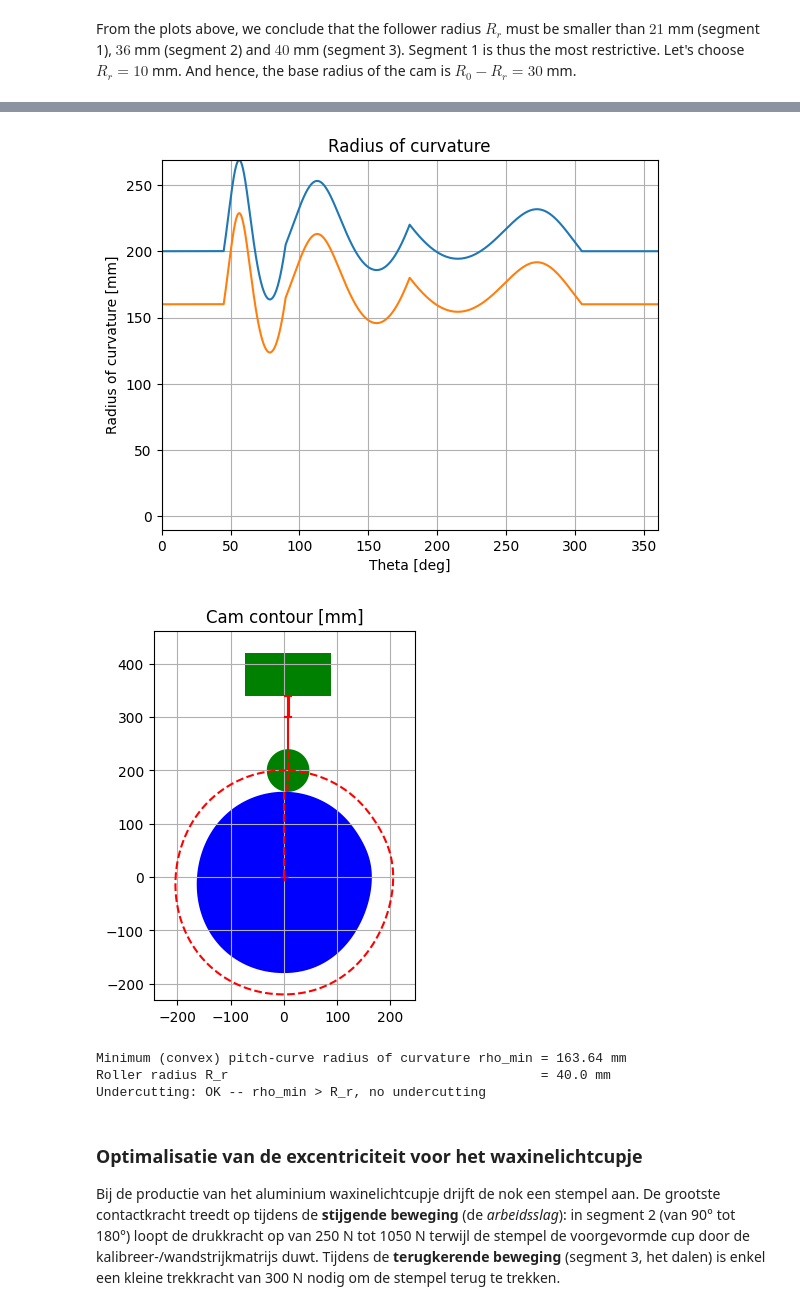
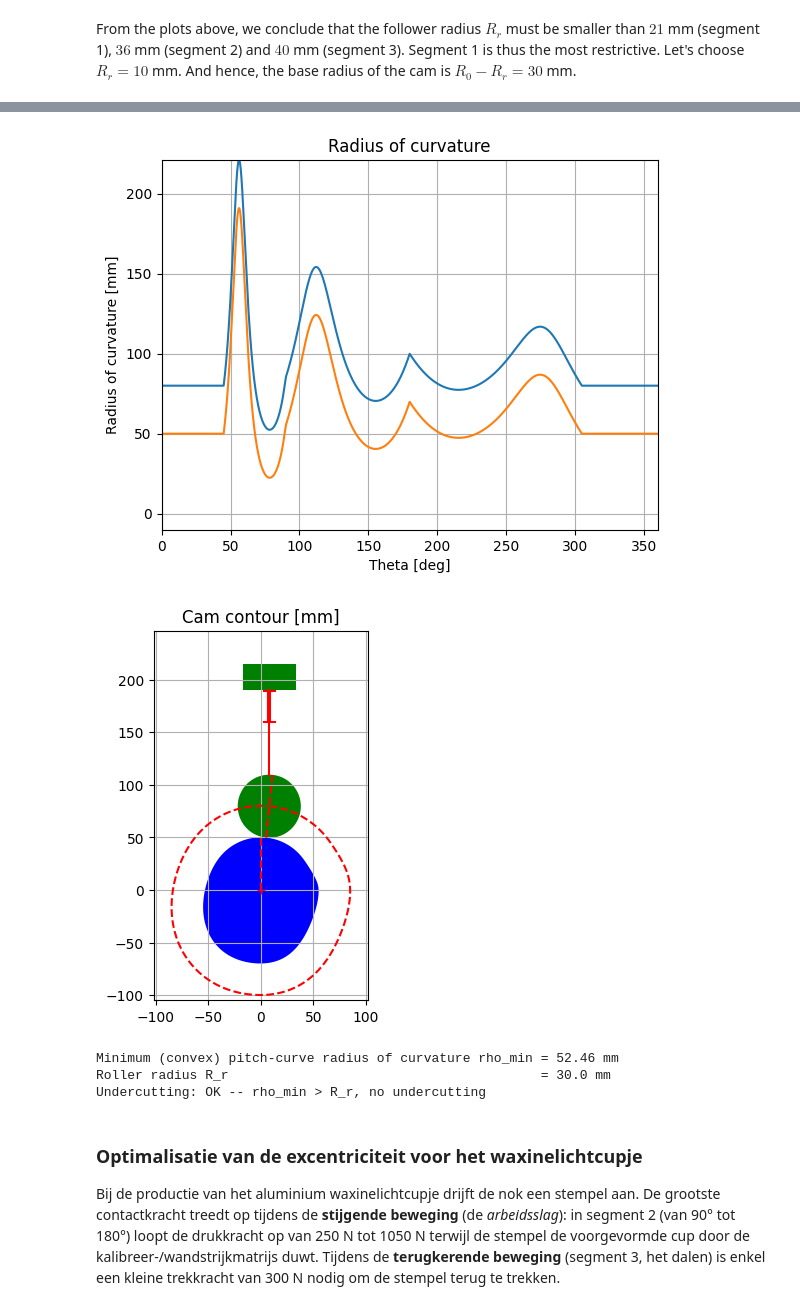
Before and after one commit to colincools/beweging, a Jupyter notebook: Nok/Algoritme-nok-ontwerp-2.ipynb, the cells around one changed output, grey strips where cells are left out. Cells and saved outputs as stored; diff of their text form; code cells hidden in the pictures.

```diff
--- a/Nok/Algoritme-nok-ontwerp-2.ipynb
+++ b/Nok/Algoritme-nok-ontwerp-2.ipynb
@@ -723,8 +723,8 @@ Kloomok_Muffley_follower_radius(R0,theta_seg3,startlift3,endlift3,motionlaw3)
 From the plots above, we conclude that the follower radius $R_r$ must be smaller than $21$ mm (segment 1), $36$ mm (segment 2) and $40$ mm (segment 3). Segment 1 is thus the most restrictive. Let's choose $R_r = 10$ mm. And hence, the base radius of the cam is $R_0 - R_r = 30$ mm.
 # %%
 # Kinematics inputs
-base_radius     = 160
-follower_radius = 40
+base_radius     = 50
+follower_radius = 30
 exc = 8  # definitieve keuze; zie 'Keuze van de excentriciteit' onder de krachtenanalyse
 
 # Calculate pressure angle
@@ -745,5 +745,5 @@ plotCamContour(base_radius,follower_radius,exc,theta,lift,pressure_angle,dtheta)
-[figure, old version]
+[figure, new version]
-[figure, old version]
+[figure, new version]
 # %%
 # Undercutting check (Les 6):  rho_min > R_r
 # rho_pitch = radius of curvature of the pitch curve. On convex parts (rho_pitch > 0) it
@@ -756,8 +756,8 @@ print('Roller radius R_r                                        = %.1f mm' % fol
 print('Undercutting: %s' % ('OK -- rho_min > R_r, no undercutting'
       if rho_min > follower_radius else 'FAIL -- rho_min <= R_r, undercutting!'))
 # %% [output]
-Minimum (convex) pitch-curve radius of curvature rho_min = 163.64 mm
-Roller radius R_r                                        = 40.0 mm
+Minimum (convex) pitch-curve radius of curvature rho_min = 52.46 mm
+Roller radius R_r                                        = 30.0 mm
 Undercutting: OK -- rho_min > R_r, no undercutting
 # %% [markdown]
 ### Optimalisatie van de excentriciteit voor het waxinelichtcupje
```
Also changed, not shown: parts of 10 cells of this notebook, 1 other file.
